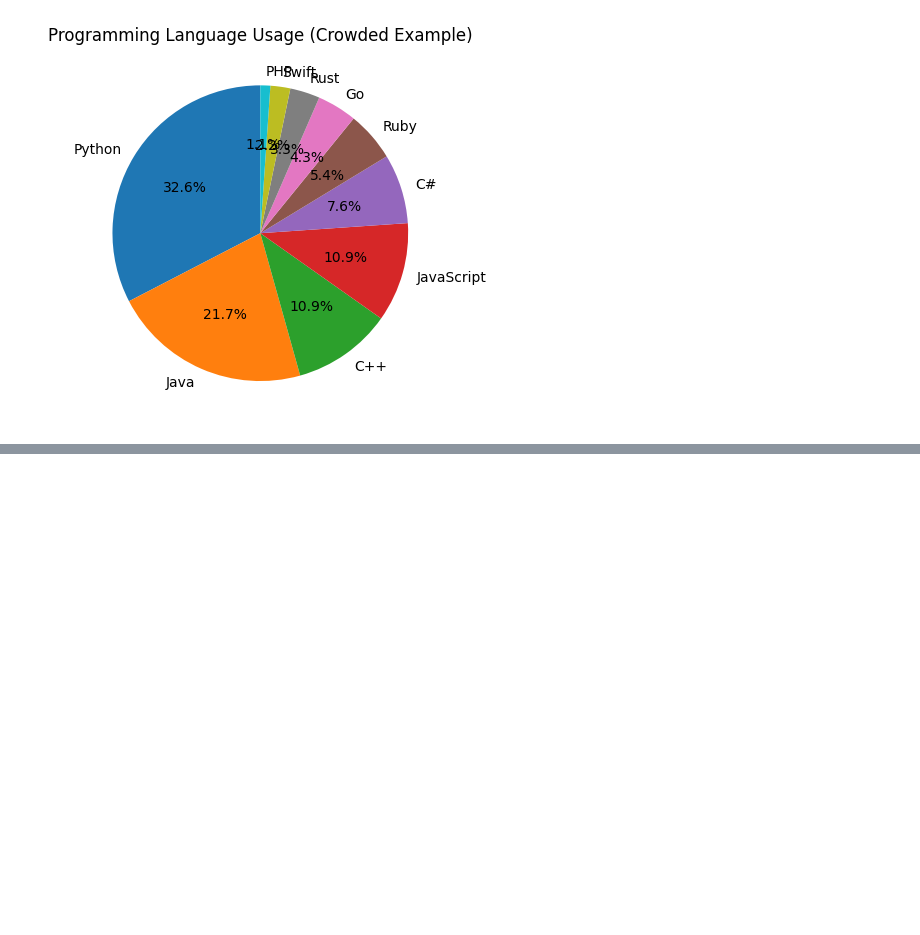
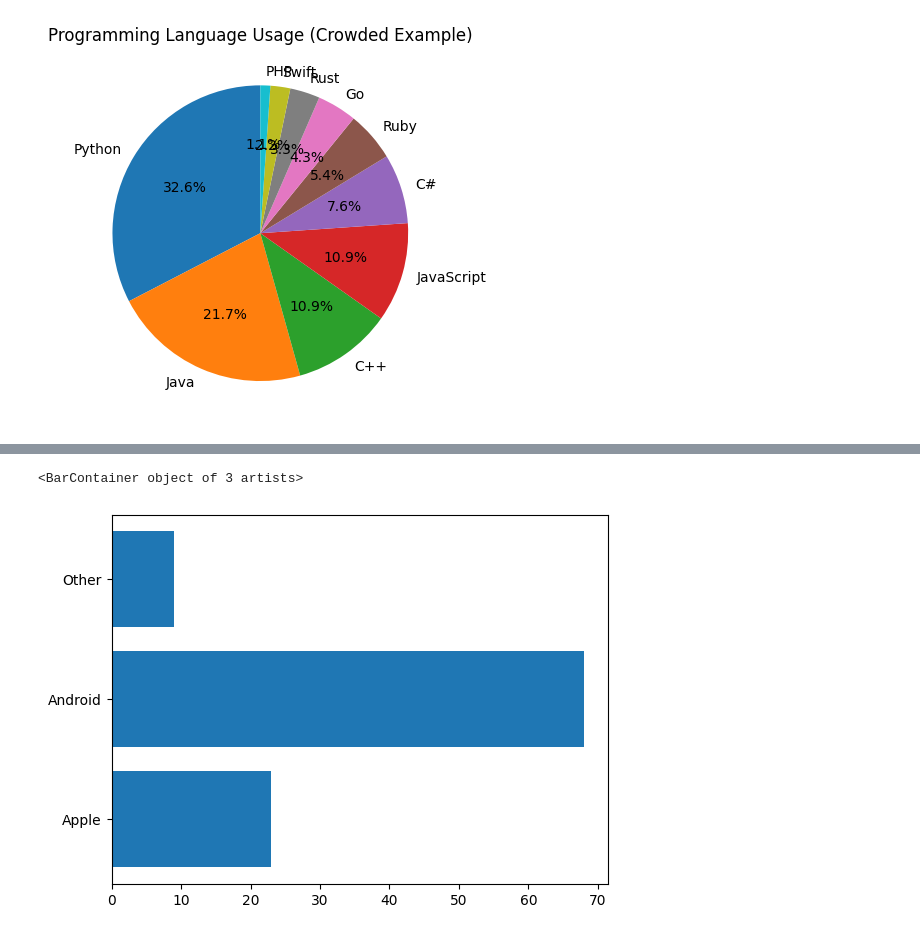
Before and after one commit to chaudhary-dhruv/data-science-learning, a Jupyter notebook: Data Visualization/03_pie_chart.ipynb, the cells around one changed output, grey strips where cells are left out. Cells and saved outputs as stored; diff of their text form; code cells hidden in the pictures; blank space fills up the shorter version.

```diff
--- a/Data Visualization/03_pie_chart.ipynb
+++ b/Data Visualization/03_pie_chart.ipynb
@@ -93,0 +103,5 @@ TypeError: pie() got an unexpected keyword argument 'color'. Did you mean 'color
+# %%
+plt.barh(OS , share)
+# %% [output]
+<BarContainer object of 3 artists>
+[figure, added]
```
Also changed, not shown: parts of 1 cell of this notebook, 3 other files.
